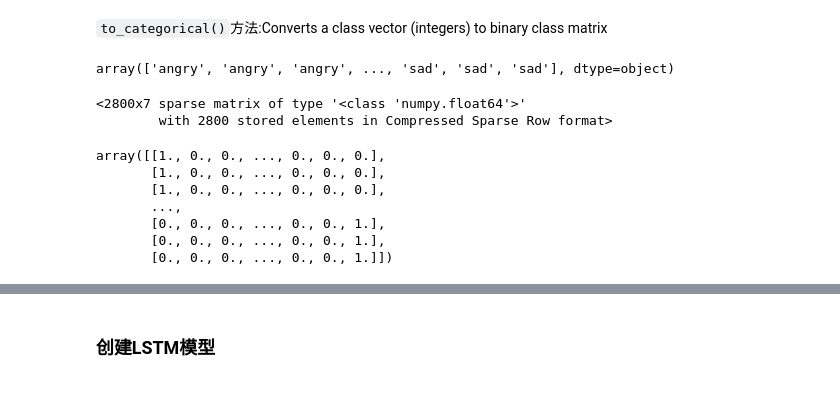
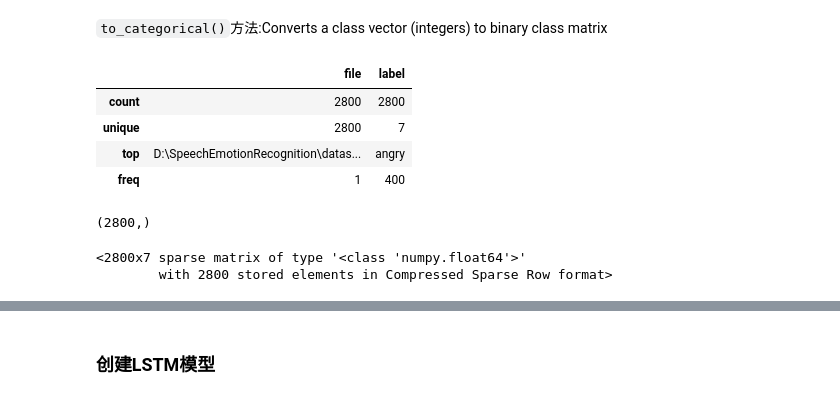
Before and after one commit to moonchildink/SpeechEmotionRecognition, a Jupyter notebook: EmotionAnalysis.ipynb, the cells around one changed output, grey strips where cells are left out. Cells and saved outputs as stored; diff of their text form; code cells hidden in the pictures.

```diff
--- a/EmotionAnalysis.ipynb
+++ b/EmotionAnalysis.ipynb
@@ -248,7 +249,12 @@ array([[[-397.91476  ],
 # %%
 # from keras.utils import to_categorical               # 此处似乎也可以使用sklearn.preprocessing.LabelEncoder()进行编码,或者是oneHot编码
 # y = to_categorical(df['label'])
 # y.shape
 df['label'].values
+df['label'].info()
 # %% [output]
-array(['angry', 'angry', 'angry', ..., 'sad', 'sad', 'sad'], dtype=object)
+|  | file | label |
+| count | 2800 | 2800 |
+| unique | 2800 | 7 |
+| top | D:\SpeechEmotionRecognition\datas... | angry |
+| freq | 1 | 400 |
@@ -255 +291,7 @@ array(['angry', 'angry', 'angry', ..., 'sad', 'sad', 'sad'], dtype=object)
+# %%
+len(y)
+y = np.array(y)
+y.shape
+# %% [output]
+(2800,)
 # %%
@@ -261,13 +305,3 @@ y
 # %% [output]
 <2800x7 sparse matrix of type '<class 'numpy.float64'>'
         with 2800 stored elements in Compressed Sparse Row format>
-# %%
-y.toarray()
-# %% [output]
-array([[1., 0., 0., ..., 0., 0., 0.],
-       [1., 0., 0., ..., 0., 0., 0.],
-       [1., 0., 0., ..., 0., 0., 0.],
-       ...,
-       [0., 0., 0., ..., 0., 0., 1.],
-       [0., 0., 0., ..., 0., 0., 1.],
-       [0., 0., 0., ..., 0., 0., 1.]])
```
Also changed, not shown: parts of 14 cells of this notebook, 2 other files.
